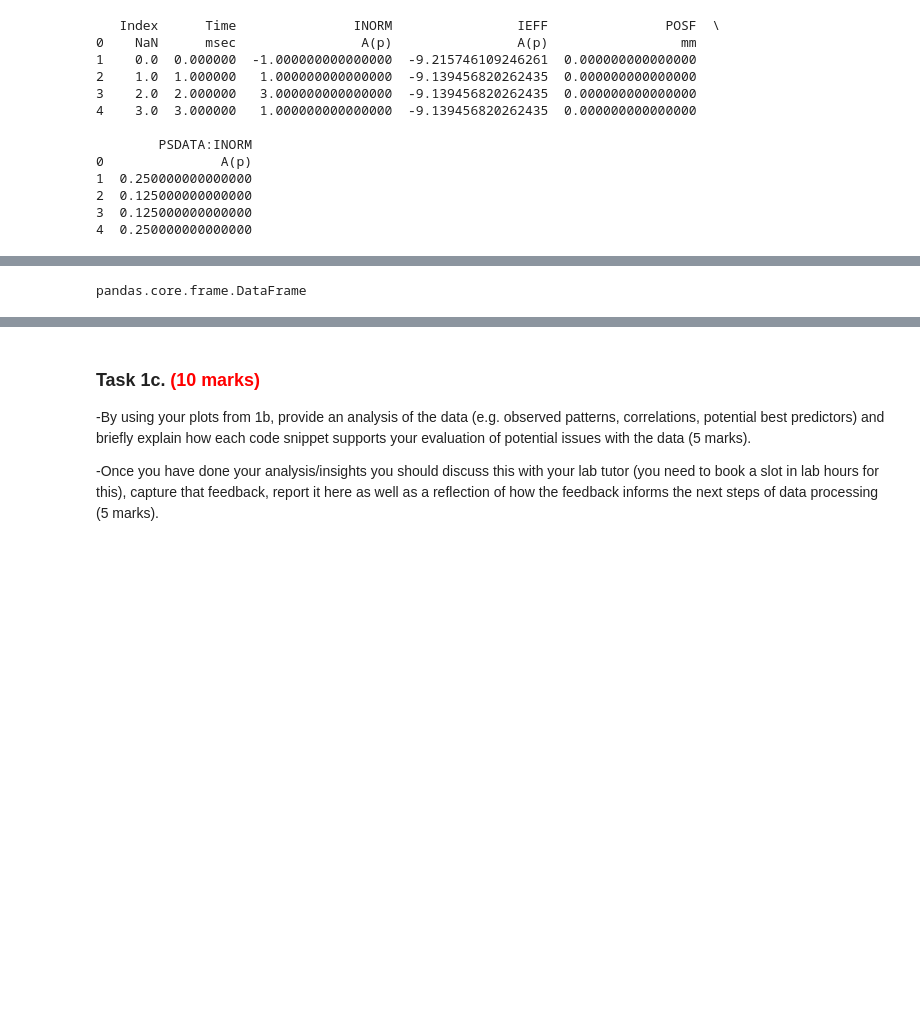
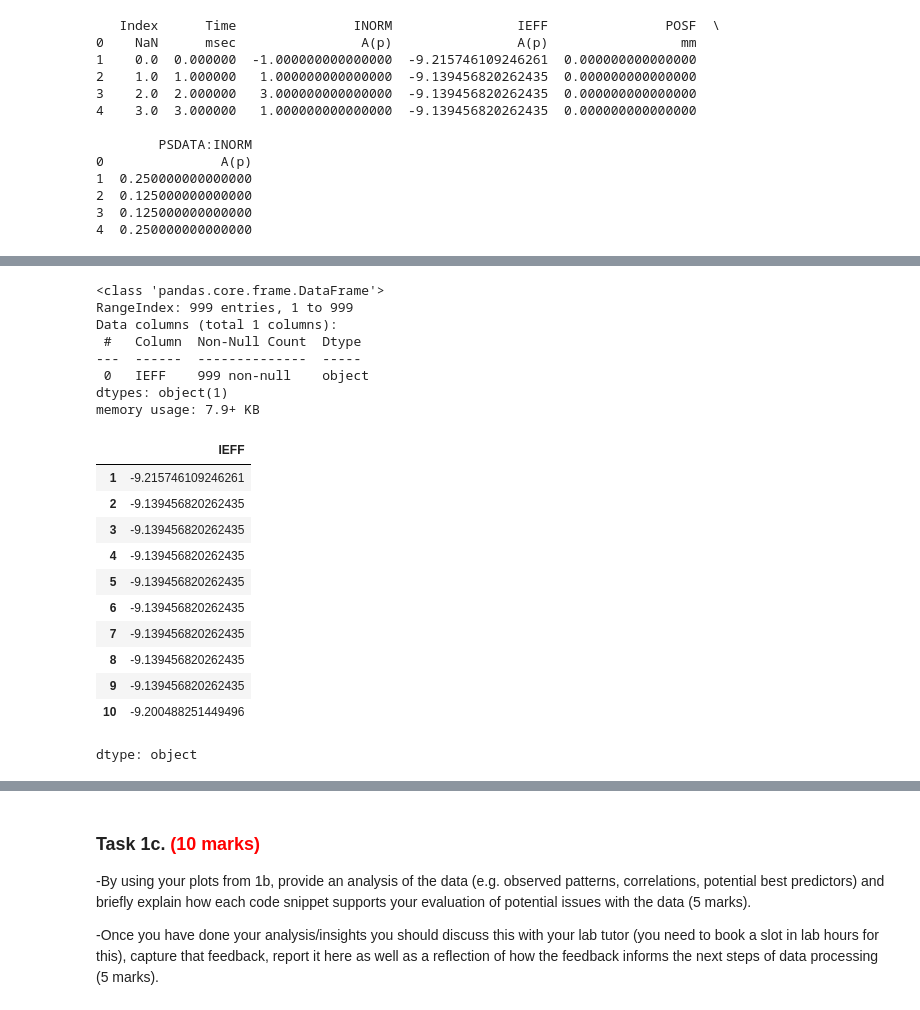
Before and after one commit to efyja15/ML4Eng, a Jupyter notebook: mmme4125_coursework_2026.ipynb, the cells around one changed output, grey strips where cells are left out. Drawn from its saved outputs; the diff is of its cells as text; code cells hidden in the pictures; blank space fills up the shorter version.

```diff
--- a/mmme4125_coursework_2026.ipynb
+++ b/mmme4125_coursework_2026.ipynb
@@ -125,7 +125,28 @@ plt.show()
 # %%
 type(subset[['INORM']]) #trying to find errors in INORM
+subset[['IEFF']].info()
+subset['IEFF'].head(10)
 # %% [output]
-pandas.core.frame.DataFrame
+<class 'pandas.core.frame.DataFrame'>
+RangeIndex: 999 entries, 1 to 999
+Data columns (total 1 columns):
+ #   Column  Non-Null Count  Dtype
+---  ------  --------------  -----
+ 0   IEFF    999 non-null    object
+dtypes: object(1)
+memory usage: 7.9+ KB
+|  | IEFF |
+| 1 | -9.215746109246261 |
+| 2 | -9.139456820262435 |
+| 3 | -9.139456820262435 |
+| 4 | -9.139456820262435 |
+| 5 | -9.139456820262435 |
+| 6 | -9.139456820262435 |
+| 7 | -9.139456820262435 |
+| 8 | -9.139456820262435 |
+| 9 | -9.139456820262435 |
+| 10 | -9.200488251449496 |
+dtype: object
 # %%
 # Insert your code here for plot 3
 #Box plot to look for outlier data
```
Also changed, not shown: parts of 3 cells of this notebook.
